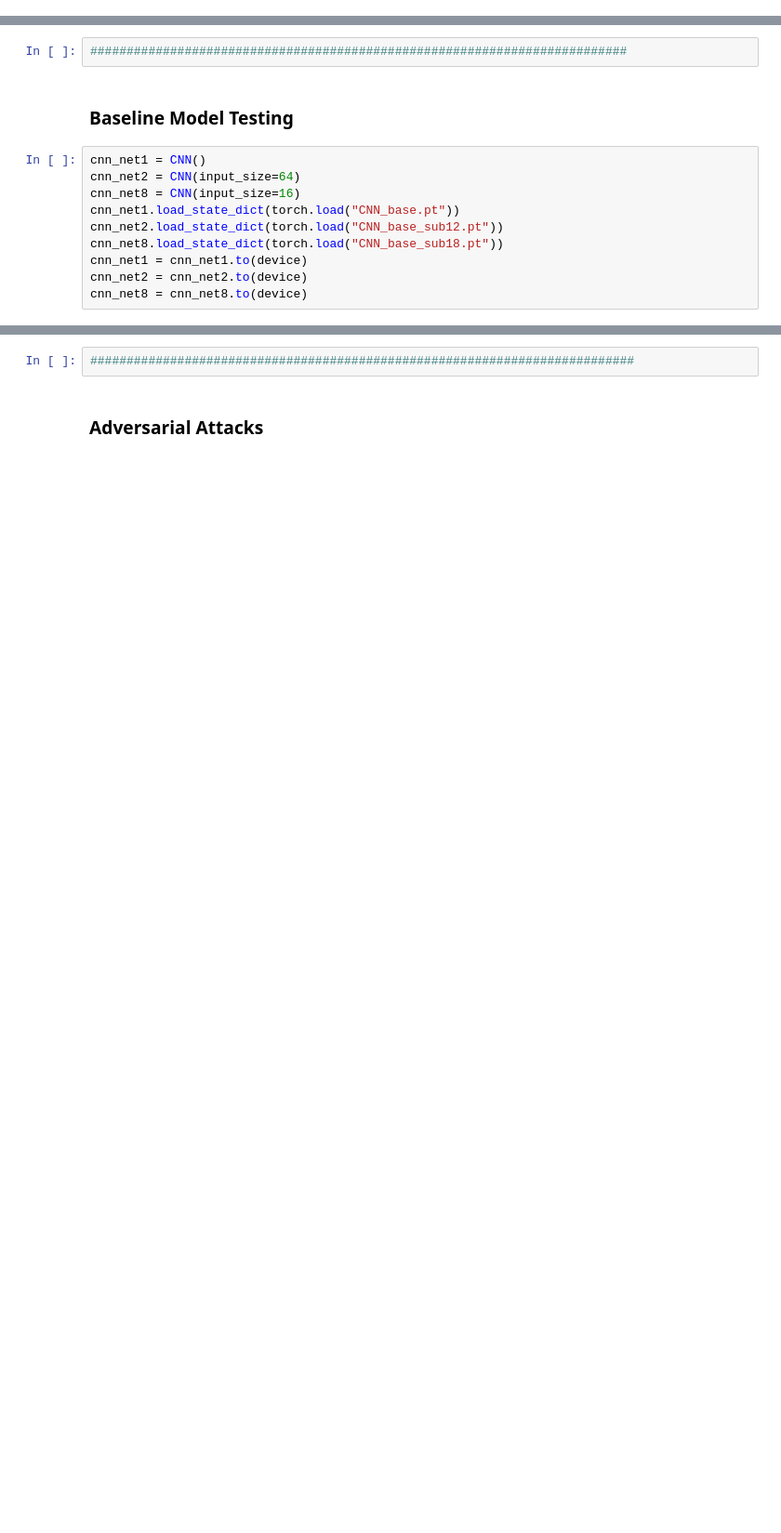
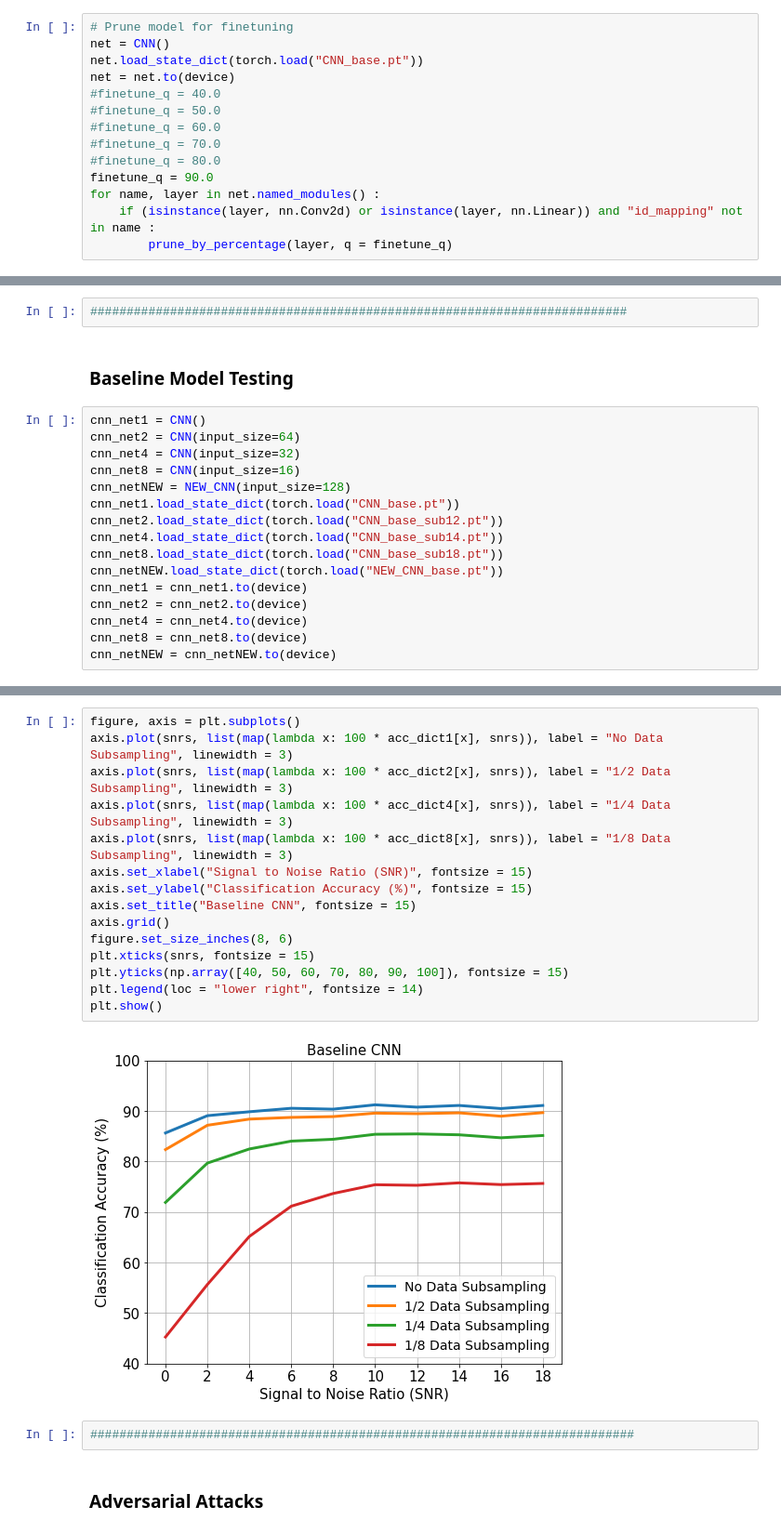
Before and after one commit to baina23/Robust-AMC, a Jupyter notebook: CNN_main.ipynb, the cells around one changed output, grey strips where cells are left out. Shown at 93% size. Saved outputs shown, nothing was run; the diff lists cells and outputs as text; blank space fills up the shorter version.

```diff
--- a/CNN_main.ipynb
+++ b/CNN_main.ipynb
@@ -98,0 +356,14 @@ TestLoader  = DataLoader(test_dataset,  batch_size = batch_size,
+# %%
+# Prune model for finetuning
+net = CNN()
+net.load_state_dict(torch.load("CNN_base.pt"))
+net = net.to(device)
+#finetune_q = 40.0
+#finetune_q = 50.0
+#finetune_q = 60.0
+#finetune_q = 70.0
+#finetune_q = 80.0
+finetune_q = 90.0
+for name, layer in net.named_modules() :
+    if (isinstance(layer, nn.Conv2d) or isinstance(layer, nn.Linear)) and "id_mapping" not in name :
+        prune_by_percentage(layer, q = finetune_q)
@@ -159,13 +497,19 @@ print("Training Complete!")
 # %%
 cnn_net1 = CNN()
 cnn_net2 = CNN(input_size=64)
+cnn_net4 = CNN(input_size=32)
 cnn_net8 = CNN(input_size=16)
+cnn_netNEW = NEW_CNN(input_size=128)
 cnn_net1.load_state_dict(torch.load("CNN_base.pt"))
 cnn_net2.load_state_dict(torch.load("CNN_base_sub12.pt"))
+cnn_net4.load_state_dict(torch.load("CNN_base_sub14.pt"))
 cnn_net8.load_state_dict(torch.load("CNN_base_sub18.pt"))
+cnn_netNEW.load_state_dict(torch.load("NEW_CNN_base.pt"))
 cnn_net1 = cnn_net1.to(device)
 cnn_net2 = cnn_net2.to(device)
+cnn_net4 = cnn_net4.to(device)
 cnn_net8 = cnn_net8.to(device)
+cnn_netNEW = cnn_netNEW.to(device)
 # %%
 cnn_acc1, cnn_loss1, y_preds1 = evaluate_model(cnn_net1, TestLoader, device)
 y_test_np = y_test.cpu().numpy()
@@ -192,3 +572,20 @@ plt.plot(label = '1/8 Samples')
+# %%
+figure, axis = plt.subplots()
+axis.plot(snrs, list(map(lambda x: 100 * acc_dict1[x], snrs)), label = "No Data Subsampling", linewidth = 3)
+axis.plot(snrs, list(map(lambda x: 100 * acc_dict2[x], snrs)), label = "1/2 Data Subsampling", linewidth = 3)
+axis.plot(snrs, list(map(lambda x: 100 * acc_dict4[x], snrs)), label = "1/4 Data Subsampling", linewidth = 3)
+axis.plot(snrs, list(map(lambda x: 100 * acc_dict8[x], snrs)), label = "1/8 Data Subsampling", linewidth = 3)
+axis.set_xlabel("Signal to Noise Ratio (SNR)", fontsize = 15)
+axis.set_ylabel("Classification Accuracy (%)", fontsize = 15)
+axis.set_title("Baseline CNN", fontsize = 15)
+axis.grid()
+figure.set_size_inches(8, 6)
+plt.xticks(snrs, fontsize = 15)
+plt.yticks(np.array([40, 50, 60, 70, 80, 90, 100]), fontsize = 15)
+plt.legend(loc = "lower right", fontsize = 14)
+plt.show()
+# %% [output]
+[figure, added]
 # %%
 ###########################################################################
 # %% [markdown]
```
Also changed, not shown: parts of 45 cells of this notebook.
